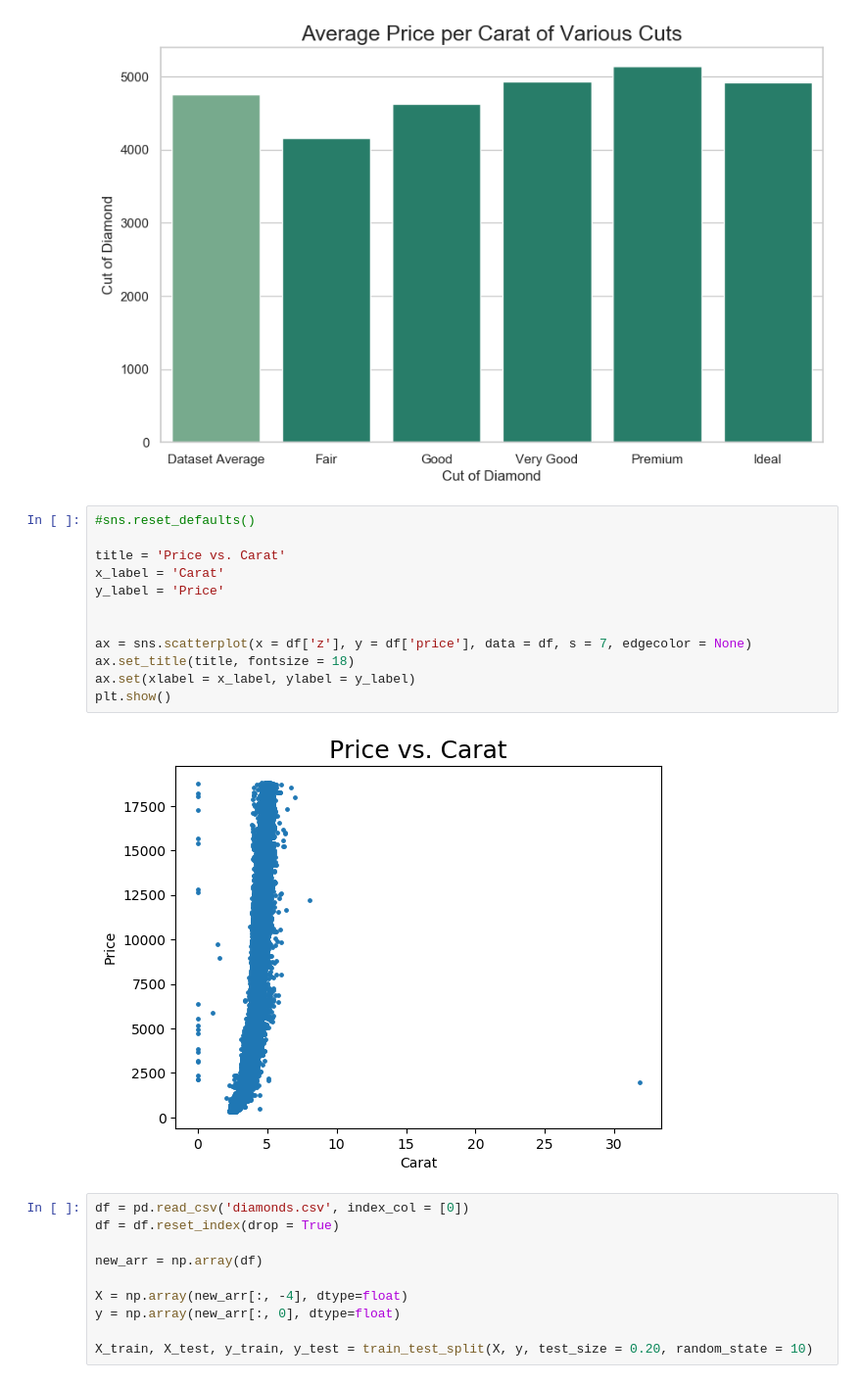
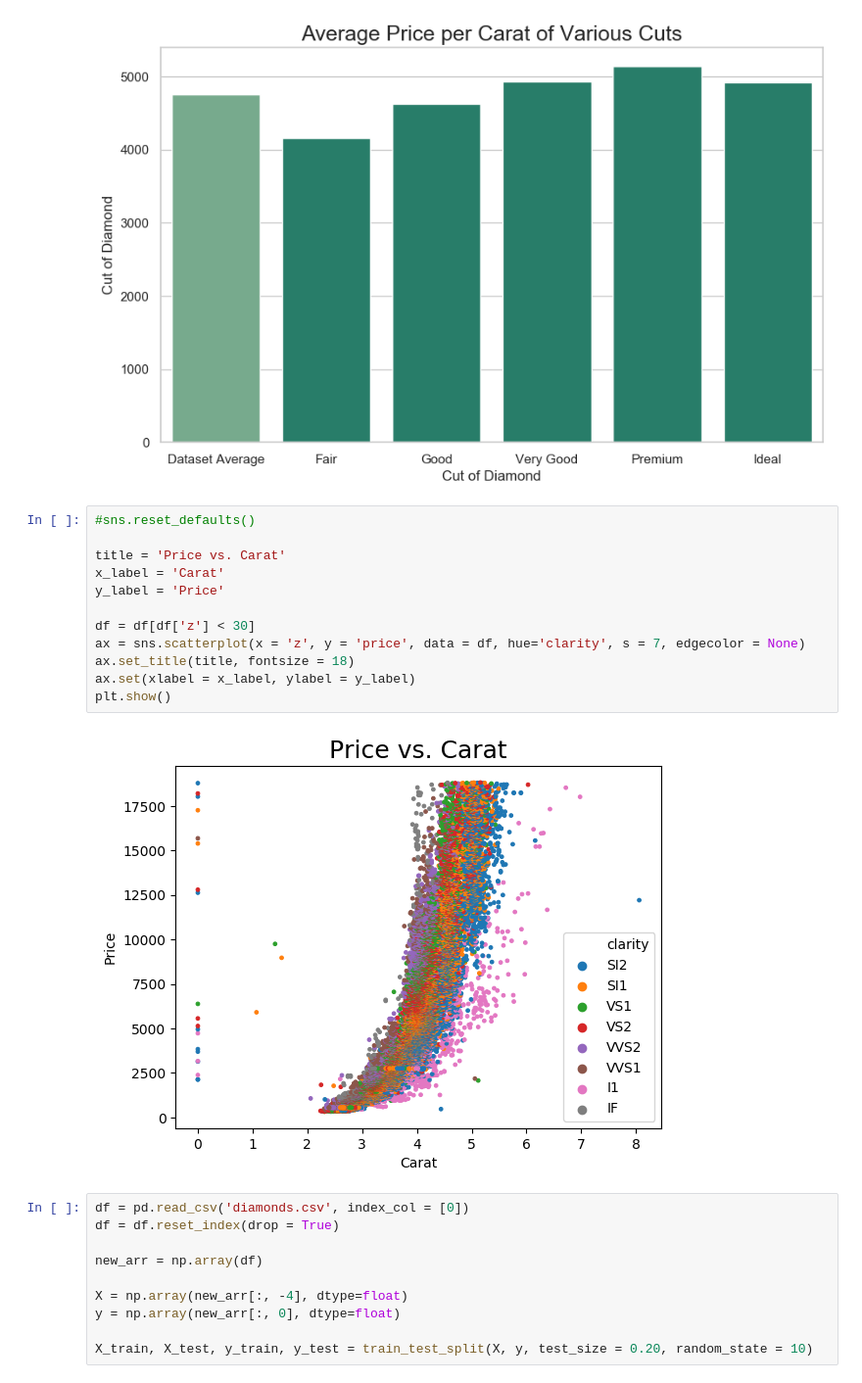
Before and after one commit to SeverineSoltani/Diamonds, a Jupyter notebook: Diamonds_Analysis.ipynb, the cells around one changed output. Shown at 98% size. Saved outputs shown, nothing was run; the diff lists cells and outputs as text.

```diff
--- a/Diamonds_Analysis.ipynb
+++ b/Diamonds_Analysis.ipynb
@@ -133,17 +133,17 @@ price_bar_chart('cut', cut_list, df, 'Average Price per Carat of Various Cuts',
 # %%
 #sns.reset_defaults()
 
 title = 'Price vs. Carat'
 x_label = 'Carat'
 y_label = 'Price'
 
-
-ax = sns.scatterplot(x = df['z'], y = df['price'], data = df, s = 7, edgecolor = None)
+df = df[df['z'] < 30]
+ax = sns.scatterplot(x = 'z', y = 'price', data = df, hue='clarity', s = 7, edgecolor = None)
 ax.set_title(title, fontsize = 18)
 ax.set(xlabel = x_label, ylabel = y_label)
 plt.show()
 # %% [output]
-[figure, old version]
+[figure, new version]
 # %%
 df = pd.read_csv('diamonds.csv', index_col = [0])
 df = df.reset_index(drop = True)
```
Also changed, not shown: parts of 2 cells of this notebook.
